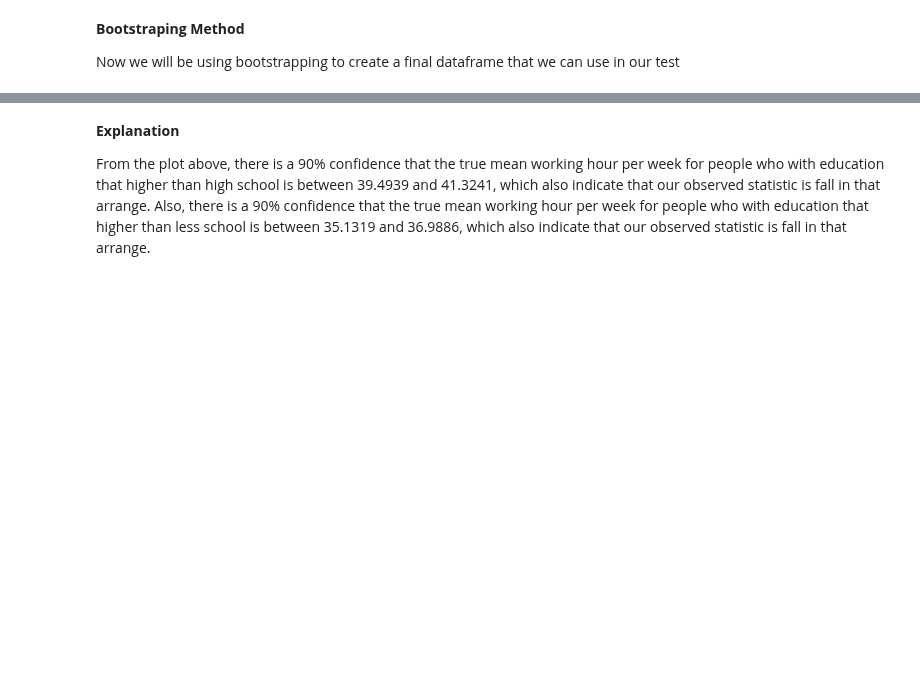
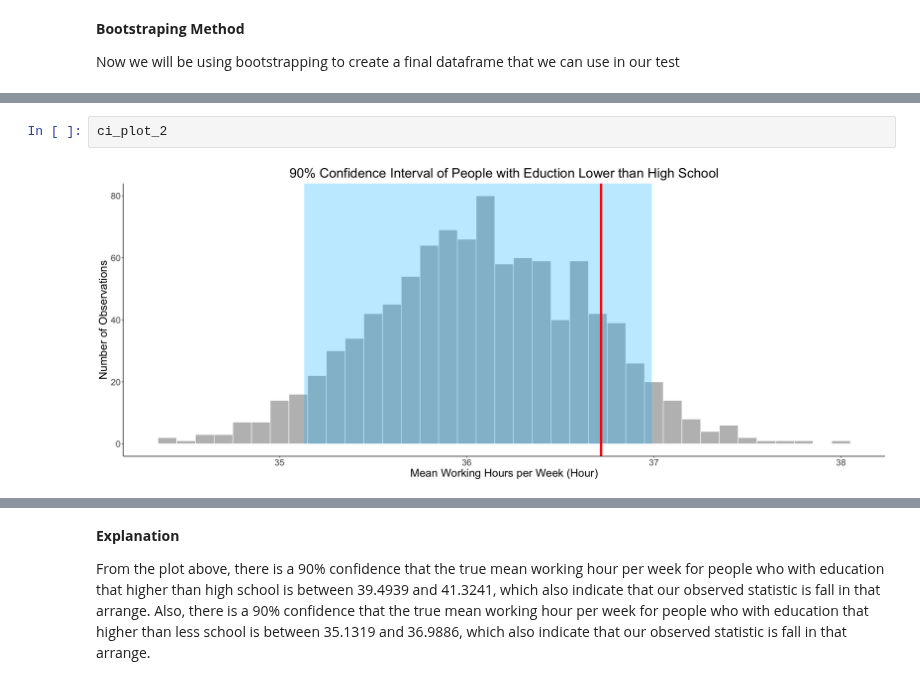
Before and after one commit to sidnand/Inferential-Report-on-Adult-Working-Hours, a Jupyter notebook: Final Report.ipynb, the cells around one changed output, grey strips where cells are left out. Cells and saved outputs as stored; diff of their text form; blank space fills up the shorter version.

```diff
--- a/Final Report.ipynb
+++ b/Final Report.ipynb
@@ -476,0 +497,4 @@ A tibble: 1 × 2
+# %%
+ci_plot_2
+# %% [output]
+[figure, added]
```
Also changed, not shown: parts of 36 cells of this notebook.
